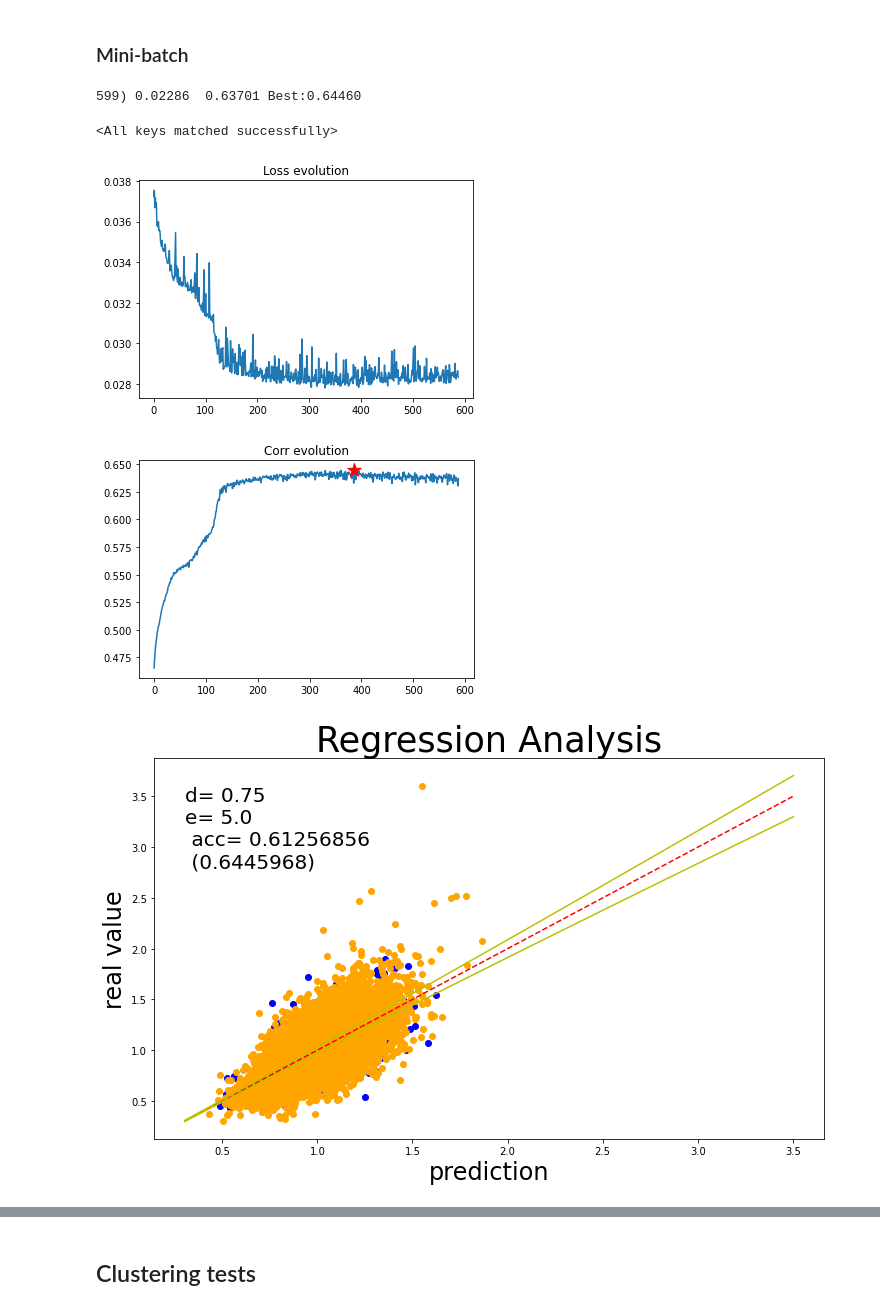
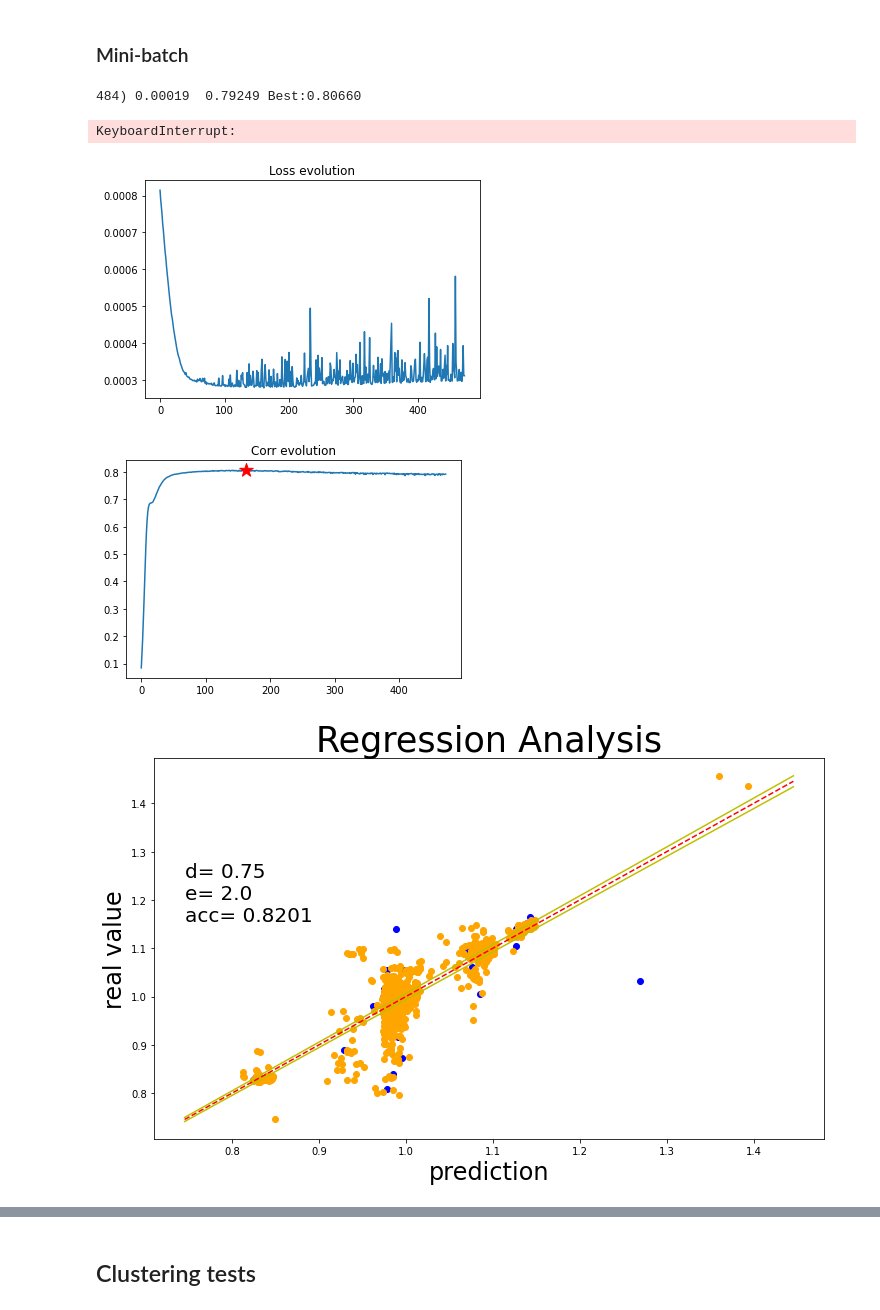
Before and after one commit to Simone7monaco/PatchyParticles, a Jupyter notebook: MULTI_OrderParameters.ipynb, the cells around one changed output, grey strips where cells are left out. Cells and saved outputs as stored; diff of their text form; code cells hidden in the pictures.

```diff
--- a/MULTI_OrderParameters.ipynb
+++ b/MULTI_OrderParameters.ipynb
@@ -32,13 +38,13 @@ from IPython.display import clear_output
 # %%
 events=[]
 C=[]
-d=75; e=500
+d=75; e=200
 
 multis=range(50)
 for i in multis:
     sname="MULTI_484/S."+str(d)+"."+str(e)+"/snap."+str(d)+"."+str(e)+"."+str(i)+".patch"
     tname="MULTI_484/T."+str(d)+"."+str(e)+"/bl."+str(d)+"."+str(e)+"."+str(i)+".dat"
-
+    if i==12 or i==45 or i==49: continue
     l = 0
     carry_events=[]
     timep=0
@@ -555,8 +561,8 @@ for t in range(600):
 
 net.load_state_dict(bestnet.state_dict())
 # %% [output]
-599) 0.02286  0.63701 Best:0.64460
+484) 0.00019  0.79249 Best:0.80660
-<All keys matched successfully>
+KeyboardInterrupt:
 # %%
 skip=12
 plt.plot(LOSS[skip:])
@@ -567,36 +573,37 @@ plt.title("Corr evolution")
 plt.scatter(bestit[0]-12, bestit[1], s=200, c="r", marker="*", zorder=2)
 plt.show()
 # %% [output]
-[figure, old version]
+[figure, new version]
-[figure, old version]
+[figure, new version]
 # %%
 # plot current status: prediction versus real value
 acc0 = rcorr(net(X_test0).data.numpy(), y_test0.data.numpy())
 acc1 = rcorr(net(X_test1).data.numpy(), y_test1.data.numpy())
 # tt = np.linspace(min(y_train), max(y_train))
 tt = np.arange(min(y_train), max(y_train), .1)
-SE = (tt*y.mean())**(3/2)/np.sqrt(time)/y.mean()
+SE = (tt*y.mean())**(3/2)/(np.sqrt(time)*y.mean())
 
 fig, ax = plt.subplots(figsize=(12,7))
 ax.set_title('Regression Analysis', fontsize=35)
 ax.set_xlabel('prediction', fontsize=24)
 ax.set_ylabel('real value', fontsize=24)
 
-par="d= "+str(d/100)+"\n"+"e= "+str(e/100)+"\n acc= "+str(acc1)+"\n ("+str(acc0)+")"
+par="d= "+str(d/100)+"\n"+"e= "+str(e/100)+"\n"+"acc= "+f"{acc1:.4f}"#+"\n ("+str(acc0)+")"
 tx,ty= (tt[0], .8*tt[-1])
 
 plt.scatter(net(X_test1).data.numpy(), y_test1.data.numpy(), color = "blue")
 plt.scatter(net(X_train).data.numpy(), y_train.data.numpy(), color = "orange")
 # Dashed line is the ideal result
 plt.plot(tt,tt,'r--')
 # plt.fill_between(tt,tt+SE,tt-SE,color='y', zorder=0)
 plt.plot(tt,tt+2*SE,'y')
 plt.plot(tt,tt-2*SE,'y')
 
 plt.text(tx, ty, par, fontsize=20)
+# plt.savefig("prediction.pdf")
 plt.show()
 # %% [output]
-[figure, old version]
+[figure, new version]
 # %%
 net.to('cpu')
 
```
Also changed, not shown: parts of 15 cells of this notebook.
